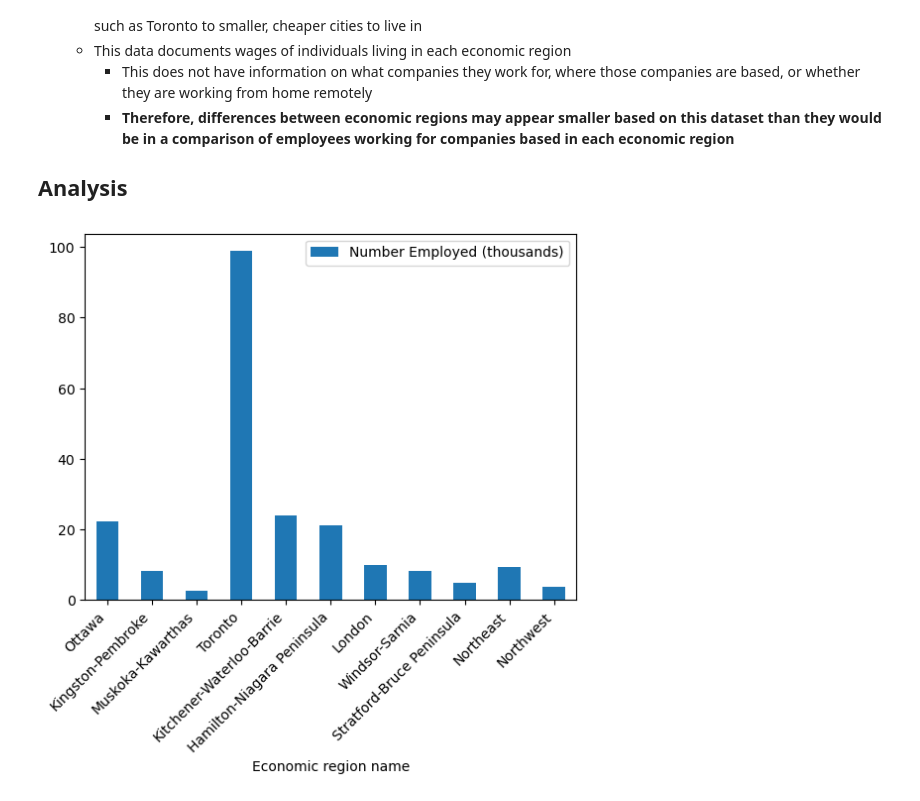
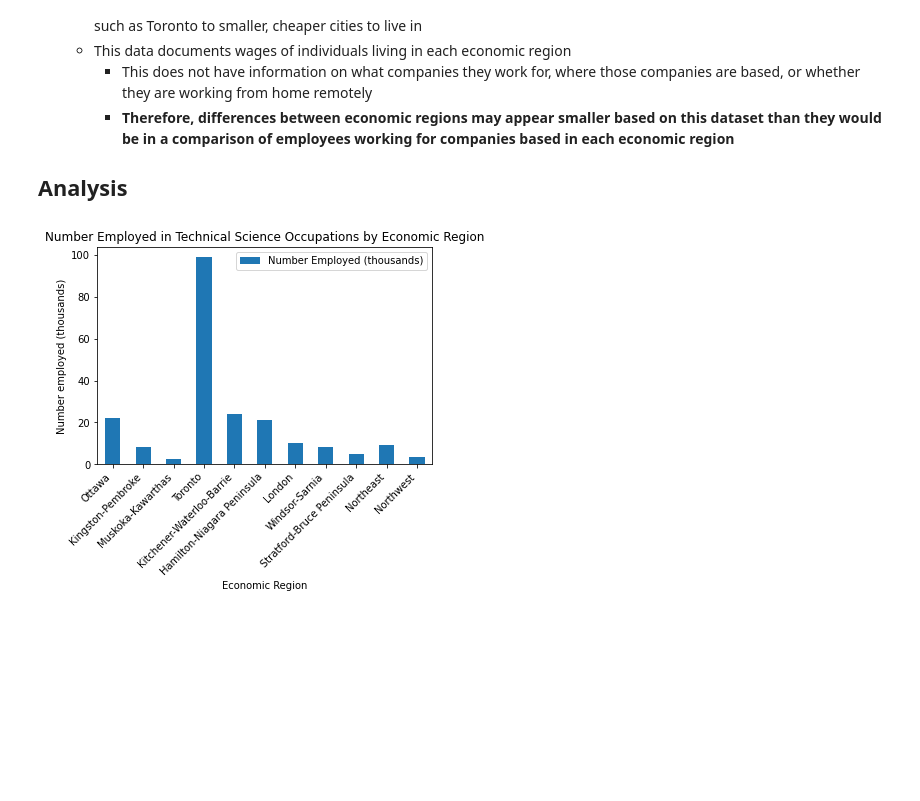
Before and after one commit to AyokOluwole/project-1, a Jupyter notebook: wage_jobs_analysis/wage_jobs_analysis.ipynb, the cells around one changed output. Cells and saved outputs as stored; diff of their text form; code cells hidden in the pictures; blank space fills up the shorter version.

Commit message:
work on employment numbers analysis

```diff
--- a/wage_jobs_analysis/wage_jobs_analysis.ipynb
+++ b/wage_jobs_analysis/wage_jobs_analysis.ipynb
@@ -18,6 +18,7 @@ from textwrap import wrap
 # Paths to the datasets required for analysis
 wages = "../census_summary_and_employment/Outputs/wage_data.csv"
 employment = "../census_summary_and_employment/Outputs/employment_numbers.csv"
+census = "../census_summary_and_employment/Outputs/census_data.csv"
 # %% [markdown]
 ### Data manipulation and analysis for wages data
 # %%
@@ -183,6 +182,24 @@ employment_filtered = employment_df[employment_df["NOC Major Group"] == '22']
 # Collects only the data for 2021, to match the census data, and resets the index
 employment_filtered = employment_filtered[employment_filtered['REF_DATE'] == '2021'].reset_index(drop=True)
 
+# Reads the census data into a DataFrame
+census_df = pd.read_csv(census)
+
+# Changes the Economic region code into an int
+census_df["Economic region code"].astype(np.int64)
+
+# Takes the total population from the census dataframe, and keeps the economic region to merge on
+population = census_df[['Economic region code','Total Population']]
+
+# Groups by Economic region code, sums the total population in each region, and divides by 1000 so scale is the same as employment numbers
+population = population.groupby("Economic region code").sum().div(1000)
+
+# Merges population into employment numbers on economic region code
+employment_filtered = employment_filtered.merge(population, how='outer', on='Economic region code')
+
+# Renames the Total population column
+employment_filtered = employment_filtered.rename(columns={"Total Population":"Total Population (thousands)"})
+
 # Shows the dataframe
 employment_filtered
 # %% [output]
@@ -222,12 +238,14 @@ employment_filtered
 # %%
 # Plots the number of employees by economic region
 employment_filtered.plot(kind='bar', x='Economic region name', y='Number Employed (thousands)')
 
 # Formats the graph
 plt.xticks(rotation=45, ha='right')
 plt.xlabel("Economic Region")
+plt.title('\n'.join(wrap("Number Employed in Technical Science Occupations by Economic Region")))
+plt.ylabel("Number employed (thousands)")
 
 # Shows the plot
 plt.show()
 # %% [output]
-[figure, old version]
+[figure, new version]
```
Also changed, not shown: parts of 1 cell of this notebook, 2 other files.
